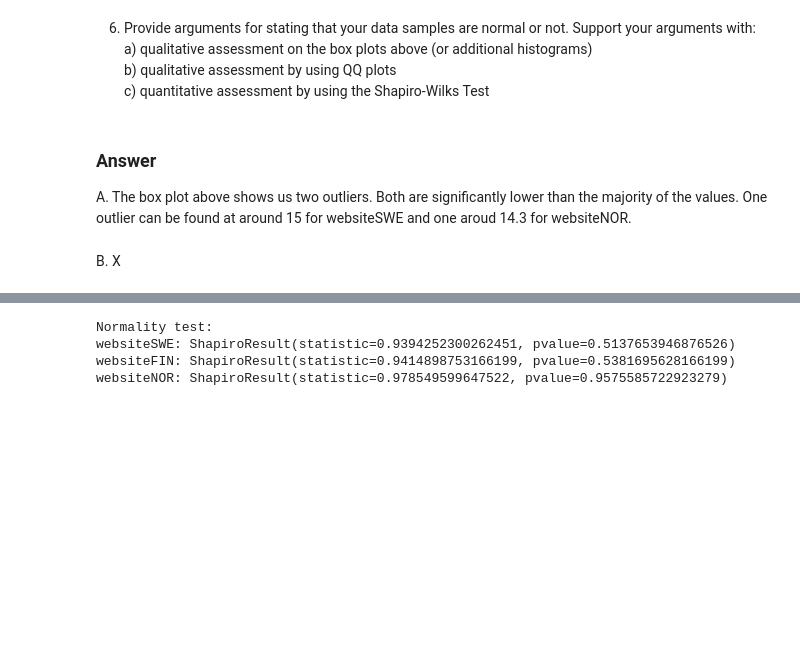
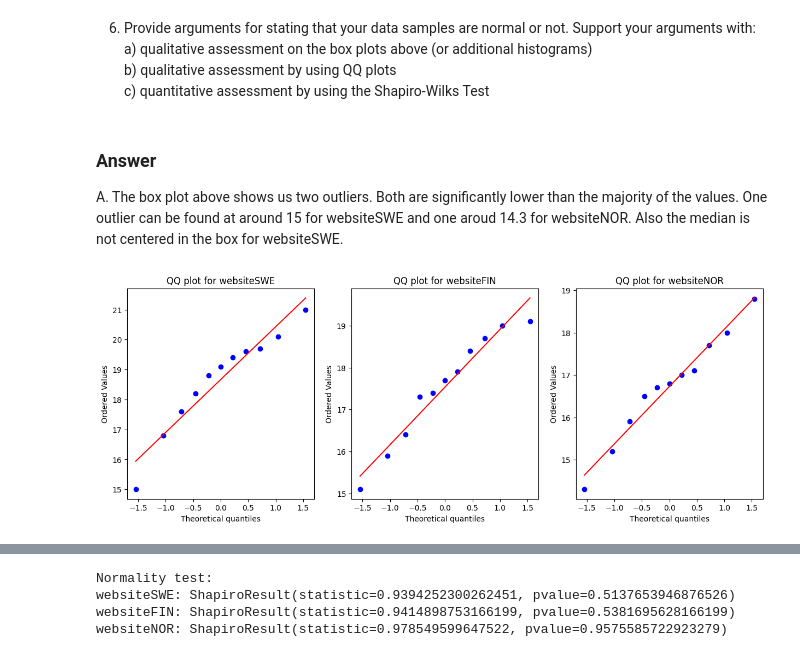
Before and after one commit to sebdanielsson/jupyter-notebooks, a Jupyter notebook: GIK2KM/Labs/Lab 3/lab3.ipynb, the cells around one changed output, grey strips where cells are left out. Drawn from its saved outputs; the diff is of its cells as text; code cells hidden in the pictures; blank space fills up the shorter version.

```diff
--- a/GIK2KM/Labs/Lab 3/lab3.ipynb
+++ b/GIK2KM/Labs/Lab 3/lab3.ipynb
@@ -103,4 +103,4 @@ c) quantitative assessment by using the Shapiro-Wilks Test
 # %% [markdown]
 ### Answer
 
-A. The box plot above shows us two outliers. Both are significantly lower than the majority of the values. One outlier can be found at around 15 for websiteSWE and one aroud 14.3 for websiteNOR.
+A. The box plot above shows us two outliers. Both are significantly lower than the majority of the values. One outlier can be found at around 15 for websiteSWE and one aroud 14.3 for websiteNOR. Also the median is not centered in the box for websiteSWE.
@@ -109,2 +107,11 @@ A. The box plot above shows us two outliers. Both are significantly lower than t
-# %% [markdown]
-B. X
+# %%
+fig, ax = plt.subplots(1, 3, figsize=(15, 5))
+stats.probplot(swe, plot=ax[0])
+stats.probplot(fin, plot=ax[1])
+stats.probplot(nor, plot=ax[2])
+ax[0].set_title('QQ plot for websiteSWE')
+ax[1].set_title('QQ plot for websiteFIN')
+ax[2].set_title('QQ plot for websiteNOR')
+plt.show()
+# %% [output]
+[figure, added]
```
Also changed, not shown: parts of 26 cells of this notebook.
